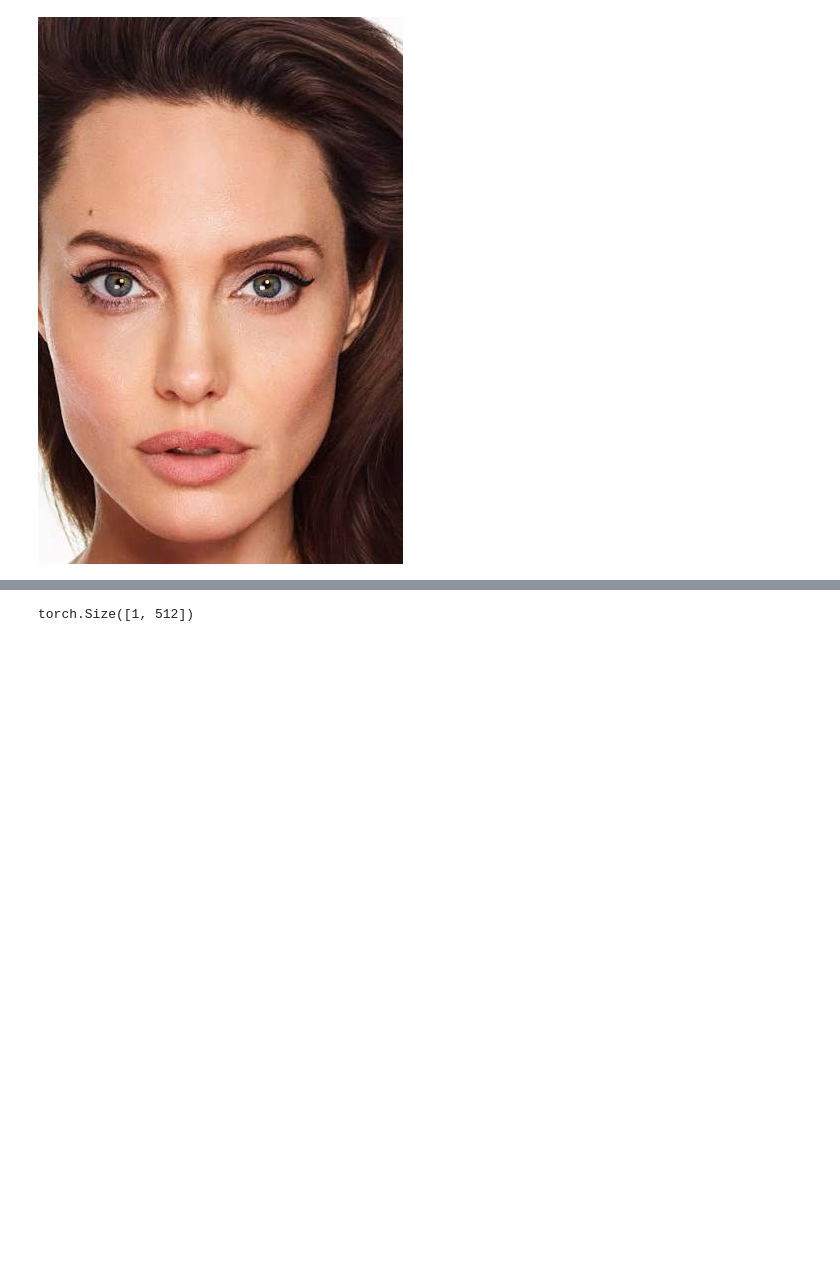
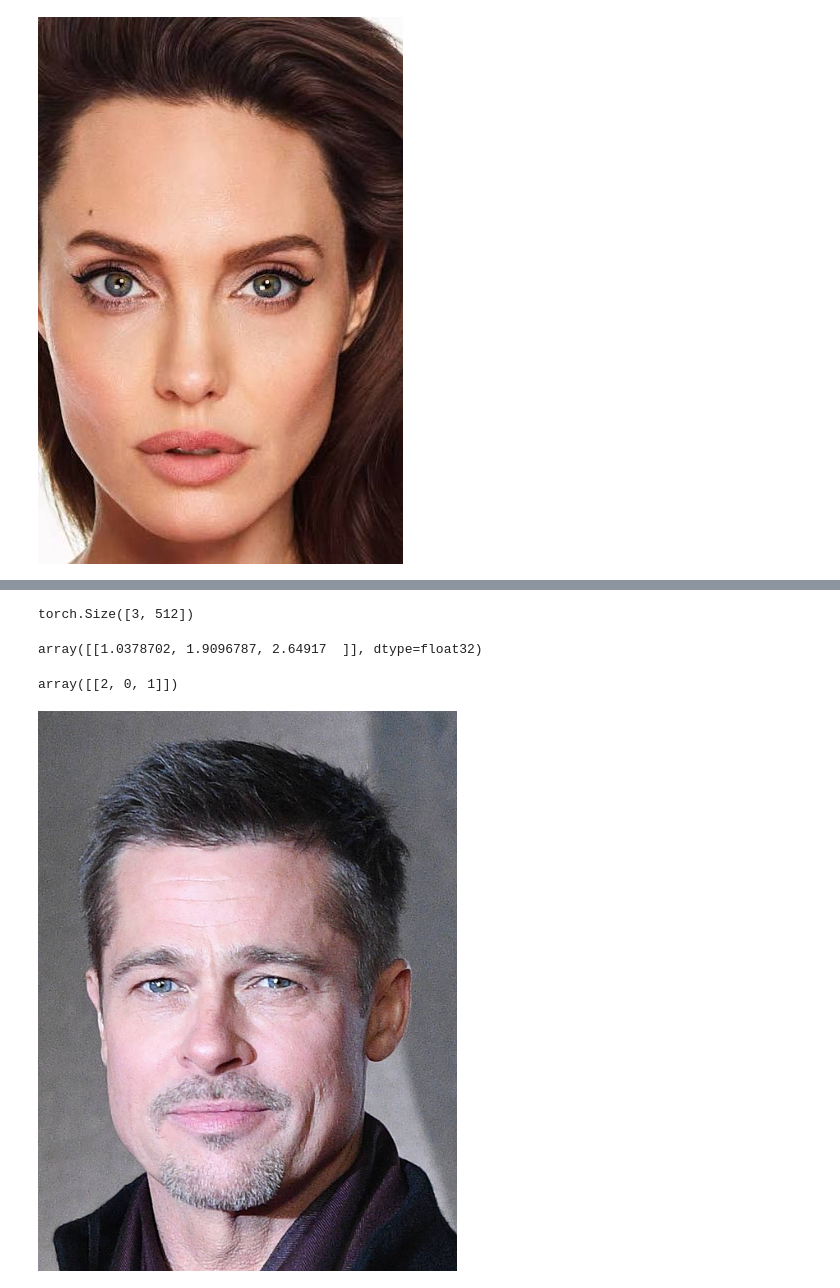
Before and after one commit to BombasticFantastik/ZekNet, a Jupyter notebook: embedder.ipynb, the cells around one changed output, grey strips where cells are left out. Saved outputs shown, nothing was run; the diff lists cells and outputs as text; code cells hidden in the pictures; blank space fills up the shorter version.

```diff
--- a/embedder.ipynb
+++ b/embedder.ipynb
@@ -58,6 +43,28 @@ plt.imshow(test_tensor.permute(1,2,0).numpy())
 # %%
-pred=embeder(test_tensor.unsqueeze(0))
+pred=embeder(tensor_train_data)
+pred.shape
+# %% [output]
+torch.Size([3, 512])
 # %%
-pred.shape
+indexer=faiss.IndexFlatL2(512)
+indexer.add(pred.detach().numpy())#добавляем нашу базу
-# %% [output]
-torch.Size([1, 512])
+# %%
+test_data=[
+        PIL.Image.open(os.path.join(files_option['test_img_path'],filename))
+        for filename in os.listdir(files_option['test_img_path'])
+     ]
+test_tensor=embeder(img2tensor(test_data[0]).unsqueeze(0)).detach().numpy()
+# %%
+similarities, indices=indexer.search(x=test_tensor,k=3)
+# %%
+similarities
+# %% [output]
+array([[1.0378702, 1.9096787, 2.64917  ]], dtype=float32)
+# %%
+indices
+# %% [output]
+array([[2, 0, 1]])
+# %%
+train_data[indices.item()]
+# %% [output]
+[figure, added]
```
Also changed, not shown: parts of 5 cells of this notebook, 1 other file.
